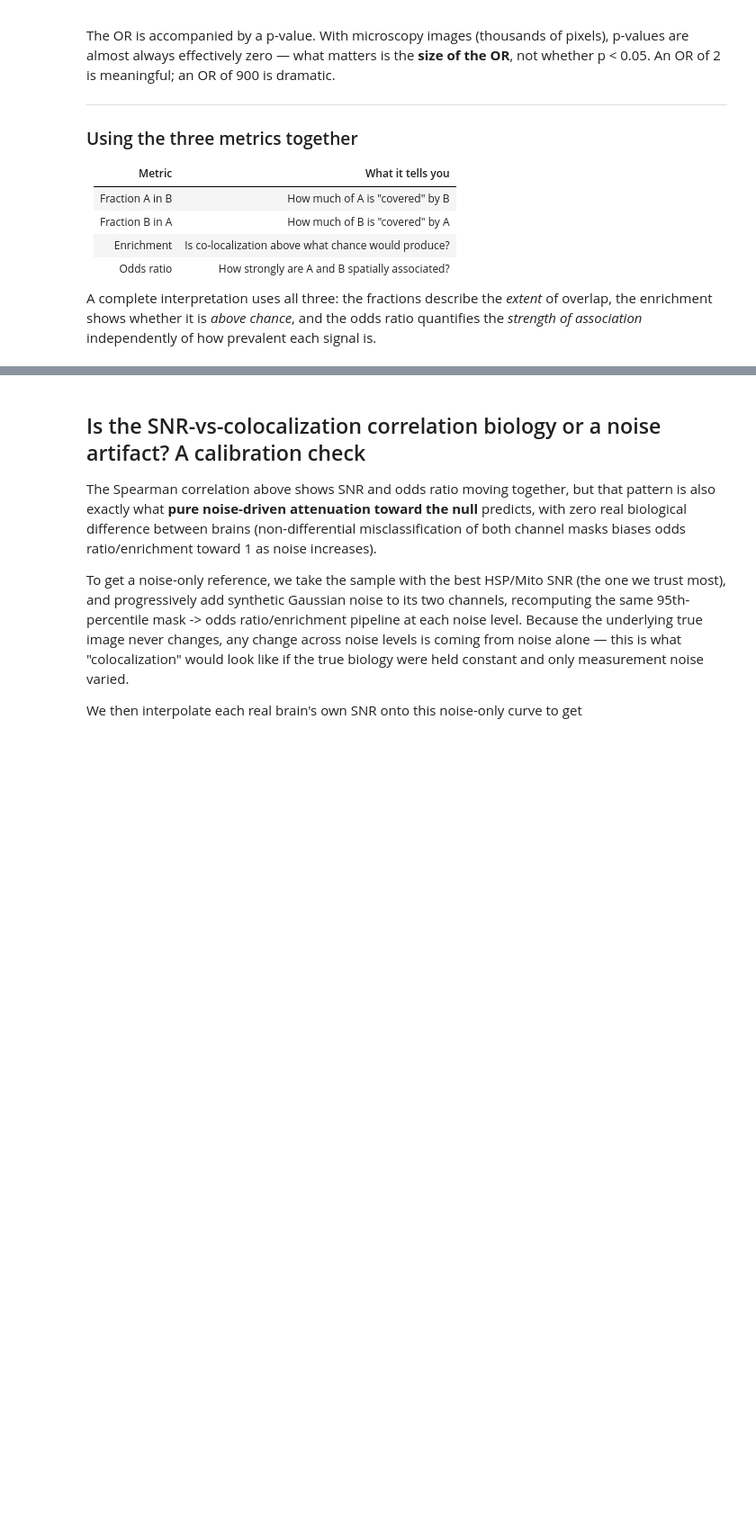
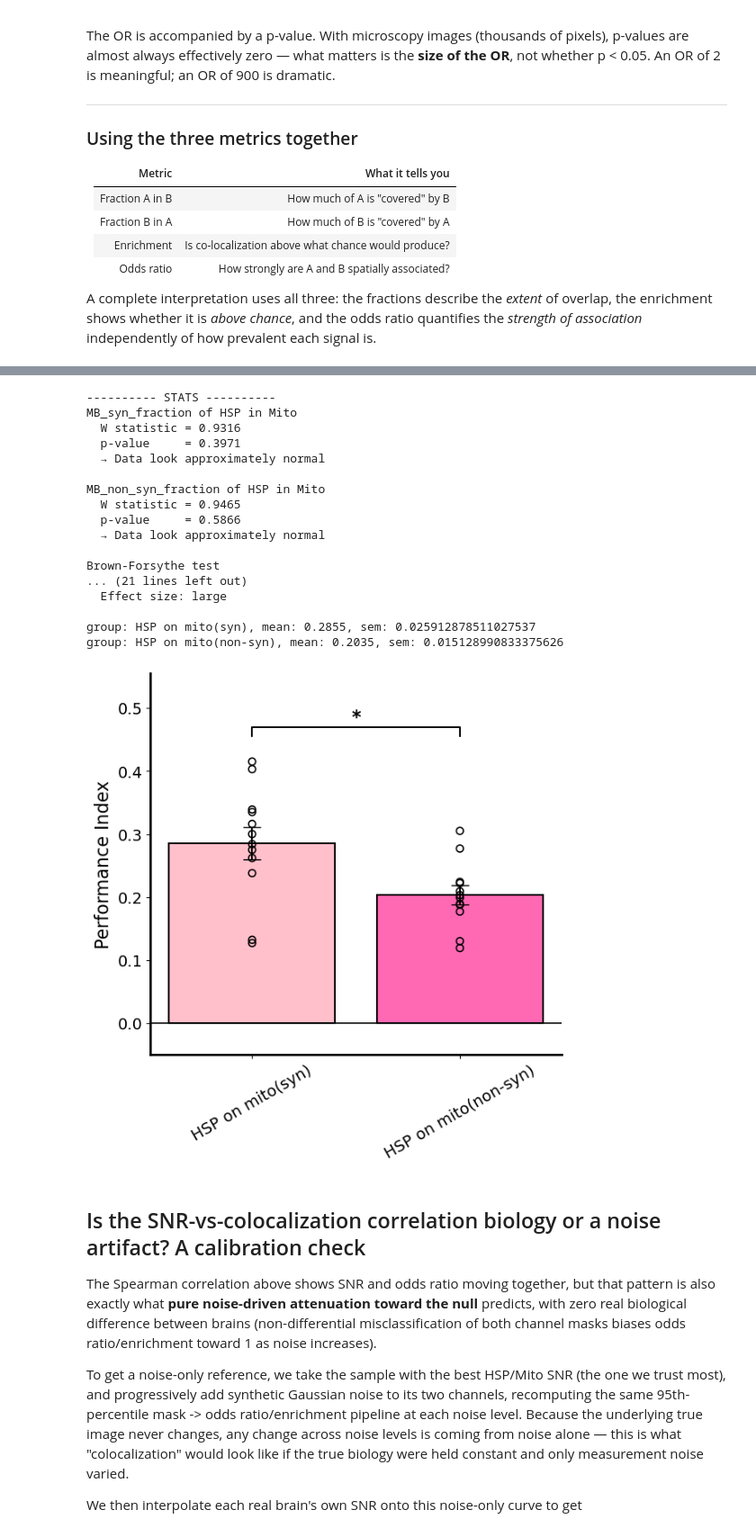
Before and after one commit to gmalagonv/confocal, a Jupyter notebook: analysis_notebooks/26_06_15_all_b.ipynb, the cells around one changed output, grey strips where cells are left out. Shown at 90% size. Saved outputs shown, nothing was run; the diff lists cells and outputs as text; code cells hidden in the pictures; blank space fills up the shorter version.

```diff
--- a/analysis_notebooks/26_06_15_all_b.ipynb
+++ b/analysis_notebooks/26_06_15_all_b.ipynb
@@ -703,3 +1018,24 @@ Spearman(snr_min_HSP_Mito, MB_total_enrichment) = -0.483 (p=0.112)
+# %%
+fast_plotter(['MB_syn_fraction of HSP in Mito','MB_non_syn_fraction of HSP in Mito'], df= df_raw, bar_color=["pink","hotpink"], labels=['HSP on mito(syn)','HSP on mito(non-syn)'] )
+# %% [output]
+---------- STATS ----------
+MB_syn_fraction of HSP in Mito
+  W statistic = 0.9316
+  p-value     = 0.3971
+  → Data look approximately normal
+
+MB_non_syn_fraction of HSP in Mito
+  W statistic = 0.9465
+  p-value     = 0.5866
+  → Data look approximately normal
+
+Brown-Forsythe test
+... (21 lines left out)
+  Effect size: large
+
+group: HSP on mito(syn), mean: 0.2855, sem: 0.025912878511027537
+group: HSP on mito(non-syn), mean: 0.2035, sem: 0.015128990833375626
+[figure, added]
 # %% [markdown]
 ## Is the SNR-vs-colocalization correlation biology or a noise artifact? A calibration check
 
```
Also changed, not shown: parts of 14 cells of this notebook, 5 other files.
